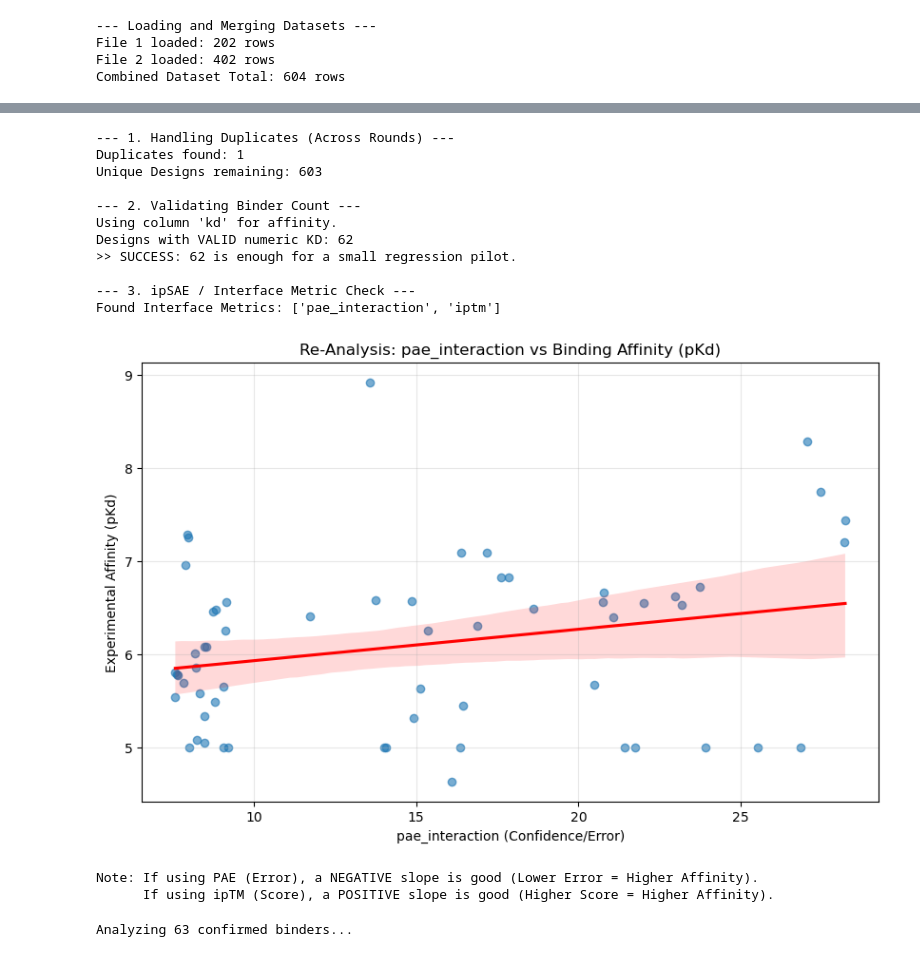
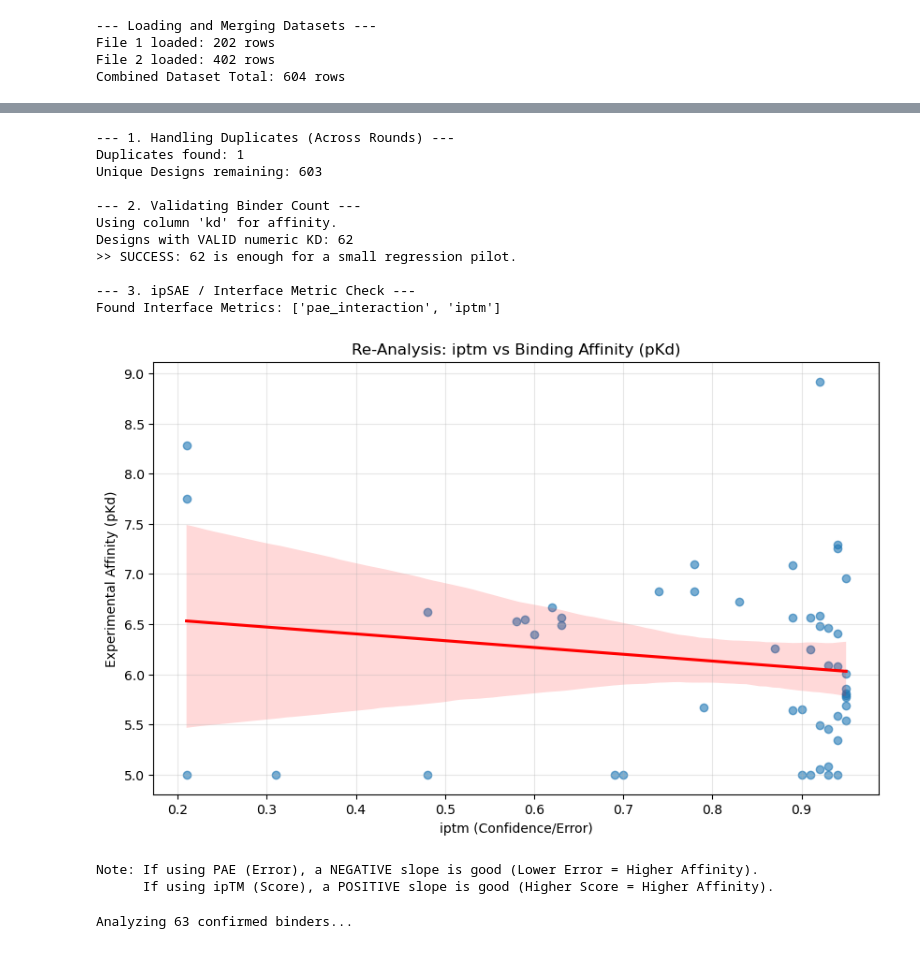
Before and after one commit to LuxEmma/ASIM-PPI, a Jupyter notebook: src/Jan/egfr.ipynb, the cells around one changed output, grey strips where cells are left out. Saved outputs shown, nothing was run; the diff lists cells and outputs as text; code cells hidden in the pictures.

Commit message:
small update on graph

```diff
--- a/src/Jan/egfr.ipynb
+++ b/src/Jan/egfr.ipynb
@@ -151,35 +151,35 @@ if not df.empty:
     print("\n--- 3. ipSAE / Interface Metric Check ---")
 
     interface_cols = [c for c in df_clean.columns if any(x in c.lower() for x in ['pae', 'iptm', 'ipsae'])]
     print(f"Found Interface Metrics: {interface_cols}")
 
     if len(interface_cols) > 0 and 'kd_numeric' in df_clean.columns and n_binders > 5:
-        target_metric = interface_cols[0]
+        target_metric = interface_cols[1]
 
         df_clean['pKd'] = -np.log10(df_clean['kd_numeric'] + 1e-12)
 
         plt.figure(figsize=(10, 6))
         sns.regplot(data=df_clean, x=target_metric, y='pKd', scatter_kws={'alpha':0.6}, line_kws={'color':'red'})
         plt.title(f"Re-Analysis: {target_metric} vs Binding Affinity (pKd)")
         plt.xlabel(f"{target_metric} (Confidence/Error)")
         plt.ylabel("Experimental Affinity (pKd)")
         plt.grid(True, alpha=0.3)
         plt.show()
         print("Note: If using PAE (Error), a NEGATIVE slope is good (Lower Error = Higher Affinity).")
         print("      If using ipTM (Score), a POSITIVE slope is good (Higher Score = Higher Affinity).")
 # %% [output]
 --- 1. Handling Duplicates (Across Rounds) ---
 Duplicates found: 1
 Unique Designs remaining: 603
 
 --- 2. Validating Binder Count ---
 Using column 'kd' for affinity.
 Designs with VALID numeric KD: 62
 >> SUCCESS: 62 is enough for a small regression pilot.
 
 --- 3. ipSAE / Interface Metric Check ---
 Found Interface Metrics: ['pae_interaction', 'iptm']
-[figure, old version]
+[figure, new version]
 Note: If using PAE (Error), a NEGATIVE slope is good (Lower Error = Higher Affinity).
       If using ipTM (Score), a POSITIVE slope is good (Higher Score = Higher Affinity).
 # %%
```
